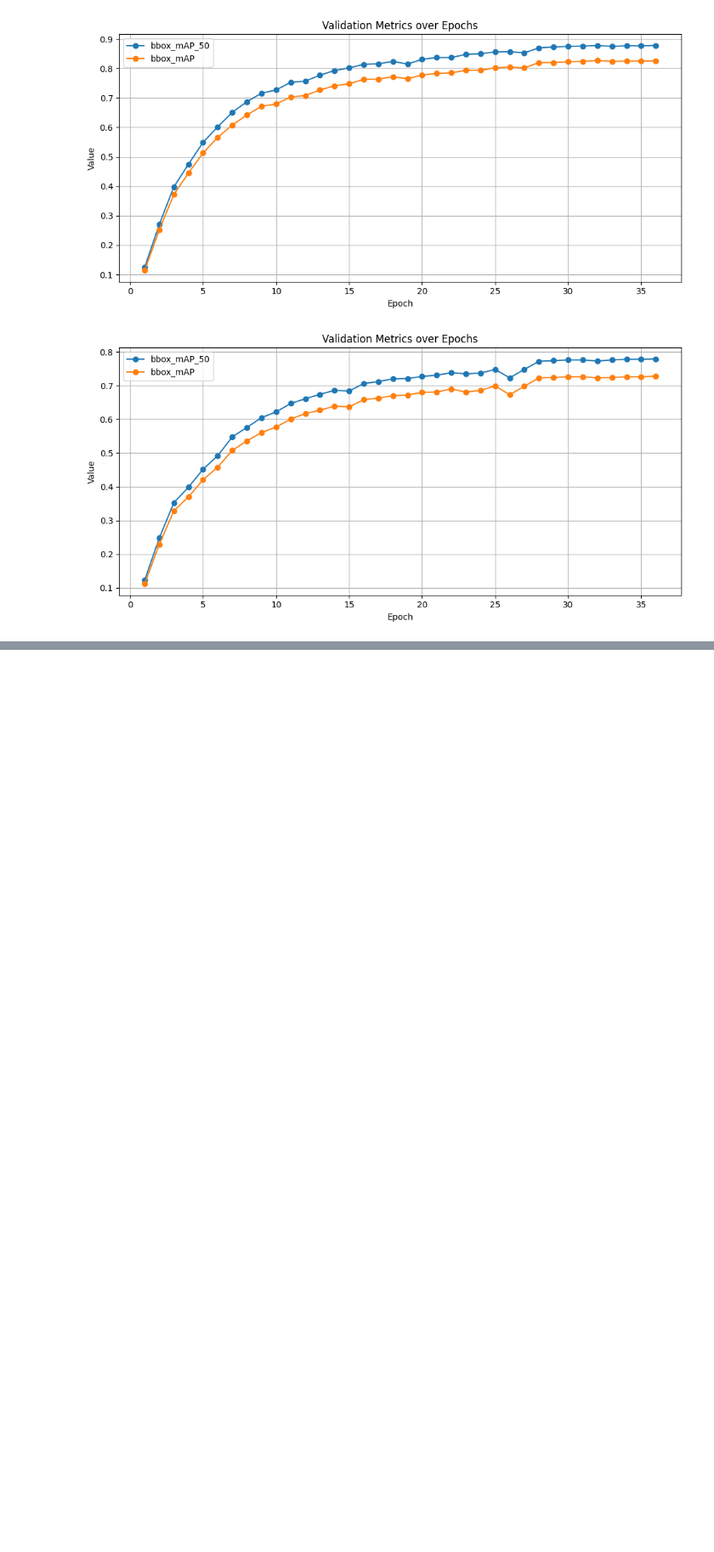
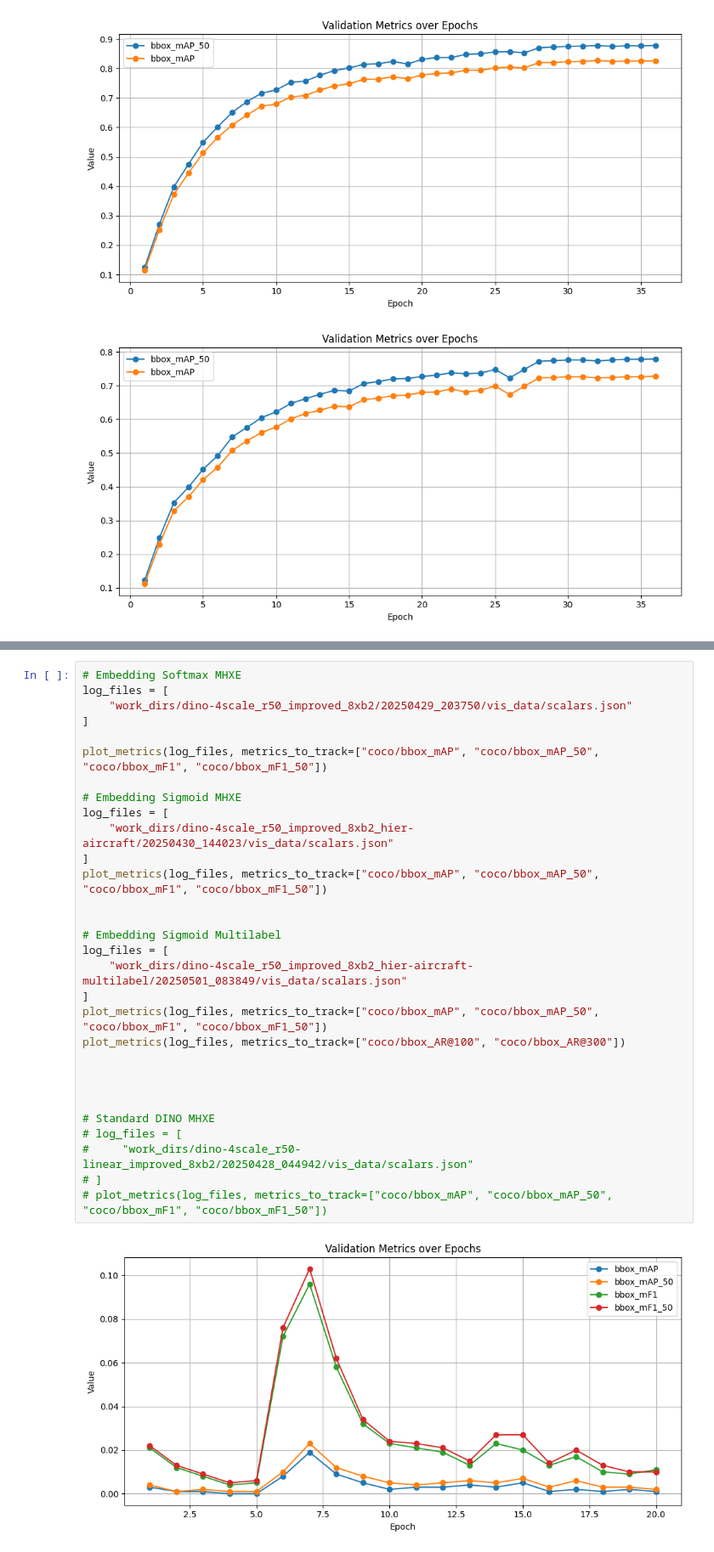
Before and after one commit to Gogonemnem/hierarchical-object-detection, a Jupyter notebook: tests.ipynb, the cells around one changed output, grey strips where cells are left out. Shown at 85% size. Saved outputs shown, nothing was run; the diff lists cells and outputs as text; blank space fills up the shorter version.

```diff
--- a/tests.ipynb
+++ b/tests.ipynb
@@ -154,0 +176,32 @@ plot_metrics(log_files, metrics_to_track=["coco/bbox_mAP", "coco/bbox_mAP_50", "
+# %%
+# Embedding Softmax MHXE
+log_files = [
+    "work_dirs/dino-4scale_r50_improved_8xb2/20250429_203750/vis_data/scalars.json"
+]
+
+plot_metrics(log_files, metrics_to_track=["coco/bbox_mAP", "coco/bbox_mAP_50", "coco/bbox_mF1", "coco/bbox_mF1_50"])
+
+# Embedding Sigmoid MHXE
+log_files = [
+    "work_dirs/dino-4scale_r50_improved_8xb2_hier-aircraft/20250430_144023/vis_data/scalars.json"
+]
+plot_metrics(log_files, metrics_to_track=["coco/bbox_mAP", "coco/bbox_mAP_50", "coco/bbox_mF1", "coco/bbox_mF1_50"])
+
+
+# Embedding Sigmoid Multilabel
+log_files = [
+    "work_dirs/dino-4scale_r50_improved_8xb2_hier-aircraft-multilabel/20250501_083849/vis_data/scalars.json"
+]
+plot_metrics(log_files, metrics_to_track=["coco/bbox_mAP", "coco/bbox_mAP_50", "coco/bbox_mF1", "coco/bbox_mF1_50"])
+plot_metrics(log_files, metrics_to_track=["coco/bbox_AR@100", "coco/bbox_AR@300"])
+
+
+
+
+# Standard DINO MHXE
+# log_files = [
+#     "work_dirs/dino-4scale_r50-linear_improved_8xb2/20250428_044942/vis_data/scalars.json"
+# ]
+# plot_metrics(log_files, metrics_to_track=["coco/bbox_mAP", "coco/bbox_mAP_50", "coco/bbox_mF1", "coco/bbox_mF1_50"])
+# %% [output]
+[figure, added]
```
Also changed, not shown: parts of 5 cells of this notebook.
